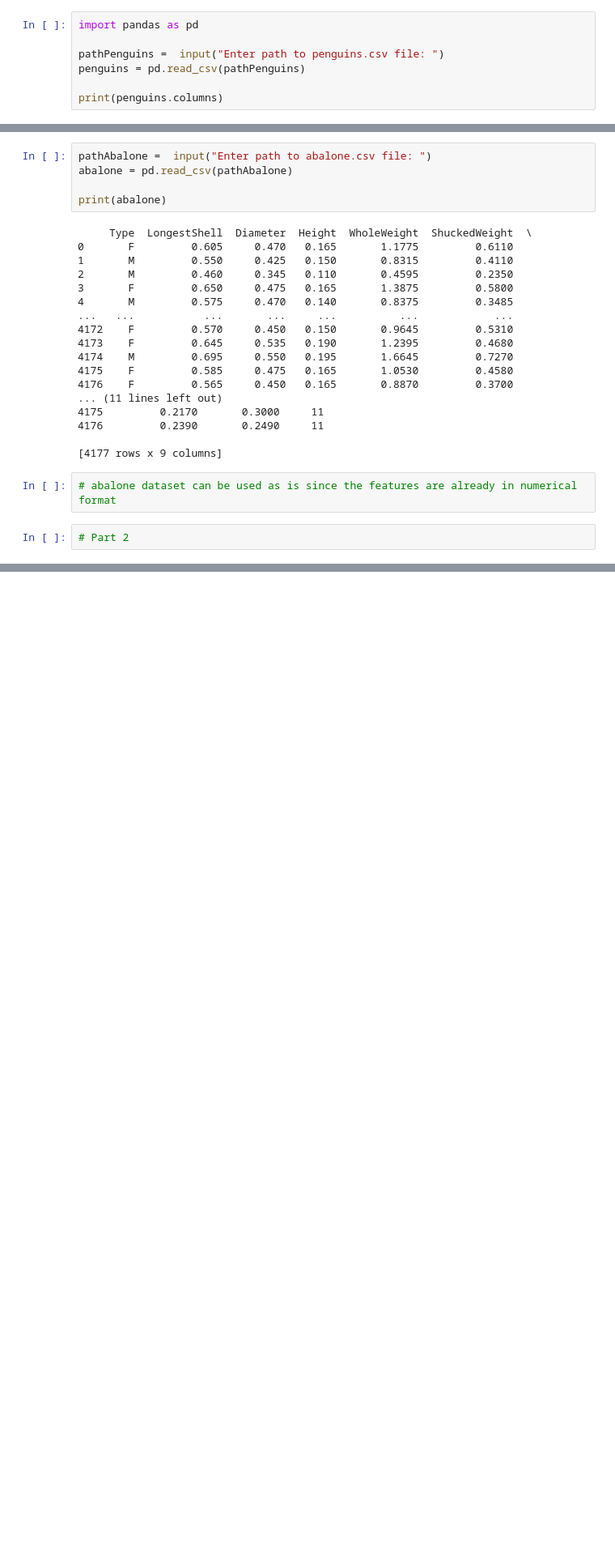
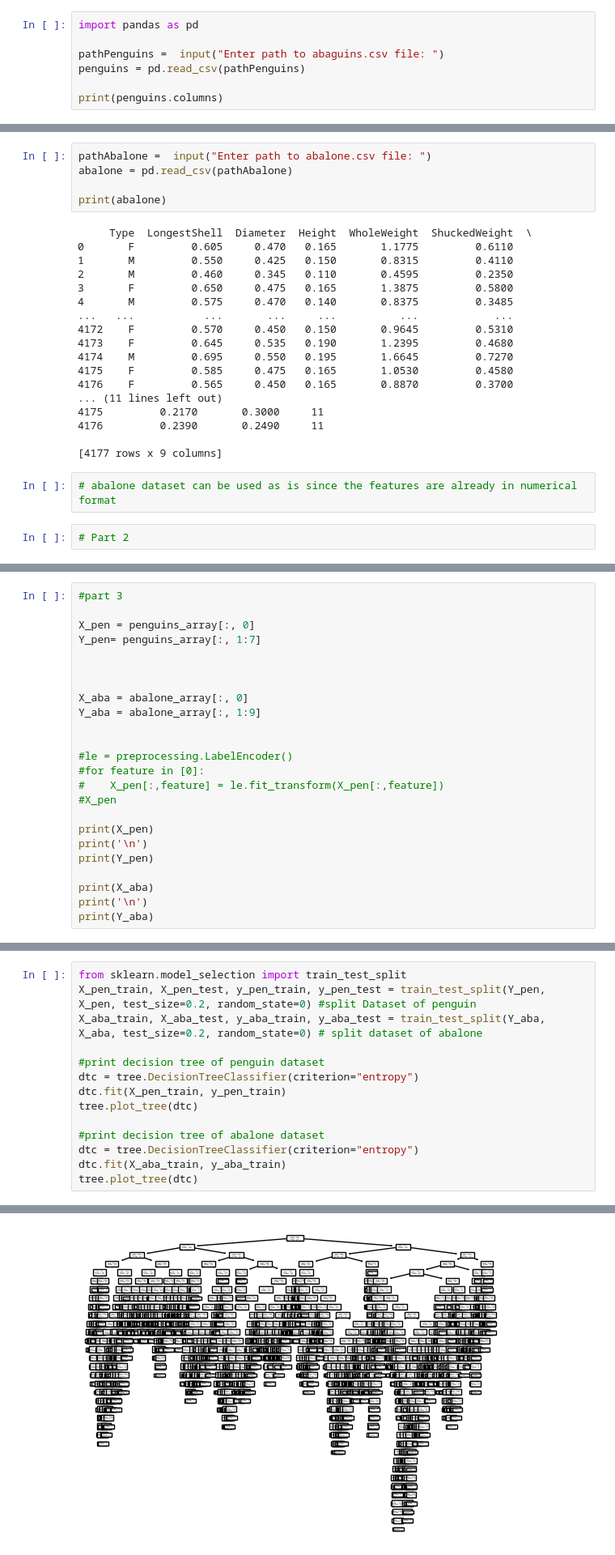
Before and after one commit to cindykhin/472_Assignment1, a Jupyter notebook: assignement1.ipynb, the cells around one changed output, grey strips where cells are left out. Shown: that part at 81% size. Drawn from its saved outputs; the diff is of its cells as text; blank space fills up the shorter version.

Commit message:
start of part 3 and 4 (do not pull on main)

```diff
--- a/assignement1.ipynb
+++ b/assignement1.ipynb
@@ -7,7 +7,7 @@ from sklearn import preprocessing
 # %%
 import pandas as pd
 
-pathPenguins =  input("Enter path to penguins.csv file: ")
+pathPenguins =  input("Enter path to abaguins.csv file: ")
 penguins = pd.read_csv(pathPenguins)
 
 print(penguins.columns)
@@ -152,3 +151,27 @@ print(abalone_array)
  ['M' 0.695 0.55 ... 0.36 0.445 11]
  ['F' 0.585 0.475 ... 0.217 0.3 11]
  ['F' 0.565 0.45 ... 0.239 0.249 11]]
+# %%
+#part 3
+
+X_pen = penguins_array[:, 0]
+Y_pen= penguins_array[:, 1:7]
+
+
+
+X_aba = abalone_array[:, 0]
+Y_aba = abalone_array[:, 1:9]
+
+
+#le = preprocessing.LabelEncoder()
+#for feature in [0]:
+#    X_pen[:,feature] = le.fit_transform(X_pen[:,feature])
+#X_pen
+
+print(X_pen)
+print('\n')
+print(Y_pen)
+
+print(X_aba)
+print('\n')
+print(Y_aba)
@@ -154,0 +196,15 @@ print(abalone_array)
+# %%
+from sklearn.model_selection import train_test_split
+X_pen_train, X_pen_test, y_pen_train, y_pen_test = train_test_split(Y_pen, X_pen, test_size=0.2, random_state=0) #split Dataset of penguin
+X_aba_train, X_aba_test, y_aba_train, y_aba_test = train_test_split(Y_aba, X_aba, test_size=0.2, random_state=0) # split dataset of abalone
+
+#print decision tree of penguin dataset
+dtc = tree.DecisionTreeClassifier(criterion="entropy")
+dtc.fit(X_pen_train, y_pen_train)
+tree.plot_tree(dtc)
+
+#print decision tree of abalone dataset
+dtc = tree.DecisionTreeClassifier(criterion="entropy")
+dtc.fit(X_aba_train, y_aba_train)
+tree.plot_tree(dtc)
+# %% [output]
@@ -154,0 +228 @@ print(abalone_array)
+[figure, added]
```
Also changed, not shown: parts of 6 cells of this notebook.
